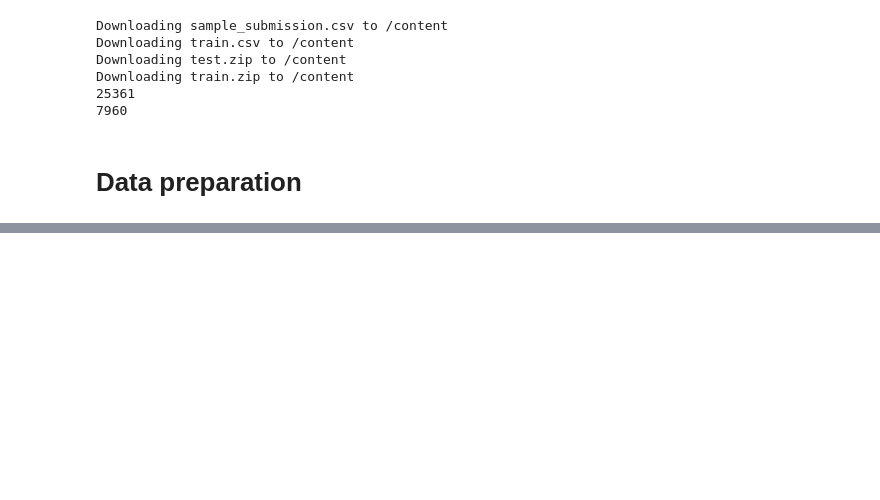
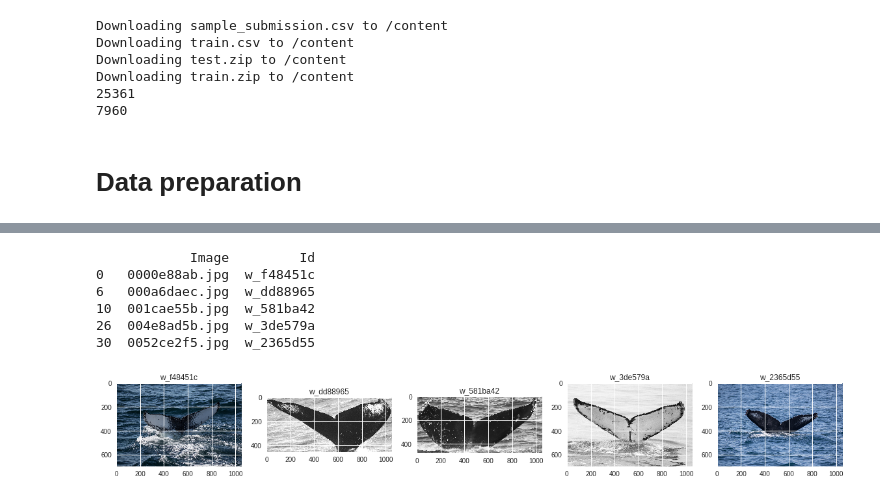
Before and after one commit to asmundur/deeplearning-finalproject, a Jupyter notebook: deep_learning_final_project.ipynb, the cells around one changed output, grey strips where cells are left out. Saved outputs shown, nothing was run; the diff lists cells and outputs as text; code cells hidden in the pictures; blank space fills up the shorter version.

```diff
--- a/deep_learning_final_project.ipynb
+++ b/deep_learning_final_project.ipynb
@@ -155,0 +92,38 @@ fitting labels...
+# %%
+N = 13
+train_df = pd.read_csv("./train.csv")
+#the class new_whale removed from the dataframe
+is_not_new_whale = train_df['Id'] != 'new_whale'
+train_df = train_df[is_not_new_whale]
+
+#remove all classes with less than 13 and less images.
+ids = train_df.Id.value_counts()[train_df.Id.value_counts()<=N].index
+id_list = ids.tolist()
+for identity in id_list:
+  temp = train_df['Id'] != identity
+  train_df = train_df[temp]
+
+
+print(train_df.head())
+
+img_path = './train/'
+
+#get the first 5 whale images
+images = [(whale_img, whale_label) for (whale_img, whale_label) in zip(train_df.Image[:5], train_df.Id[:5])]
+
+fig, m_axs = plt.subplots(1, len(images), figsize = (20, 10))
+#show the images and label them
+for ii, c_ax in enumerate(m_axs):
+    c_ax.imshow(imread(os.path.join(img_path,images[ii][0])))
+    c_ax.set_title(images[ii][1])
+
+#how many photos of each whail
+# train_df.Id.value_counts()
+# %% [output]
+            Image         Id
+0   0000e88ab.jpg  w_f48451c
+6   000a6daec.jpg  w_dd88965
+10  001cae55b.jpg  w_581ba42
+26  004e8ad5b.jpg  w_3de579a
+30  0052ce2f5.jpg  w_2365d55
+[figure, added]
```
Also changed, not shown: parts of 21 cells of this notebook.
